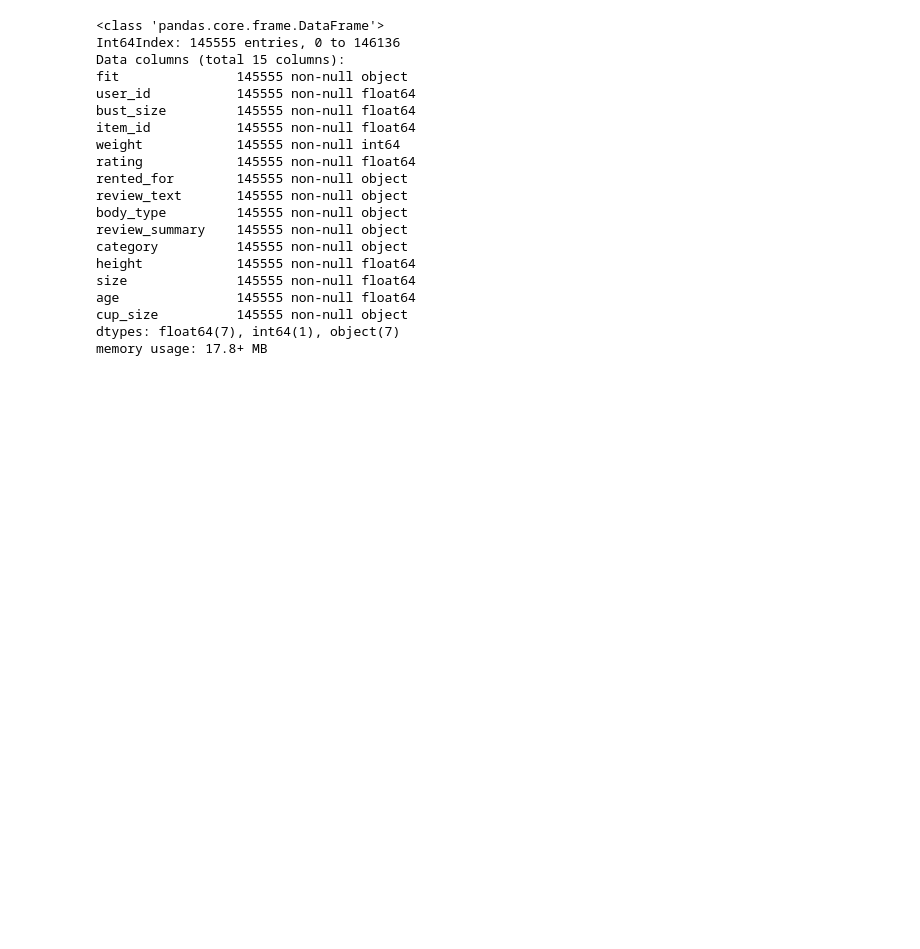
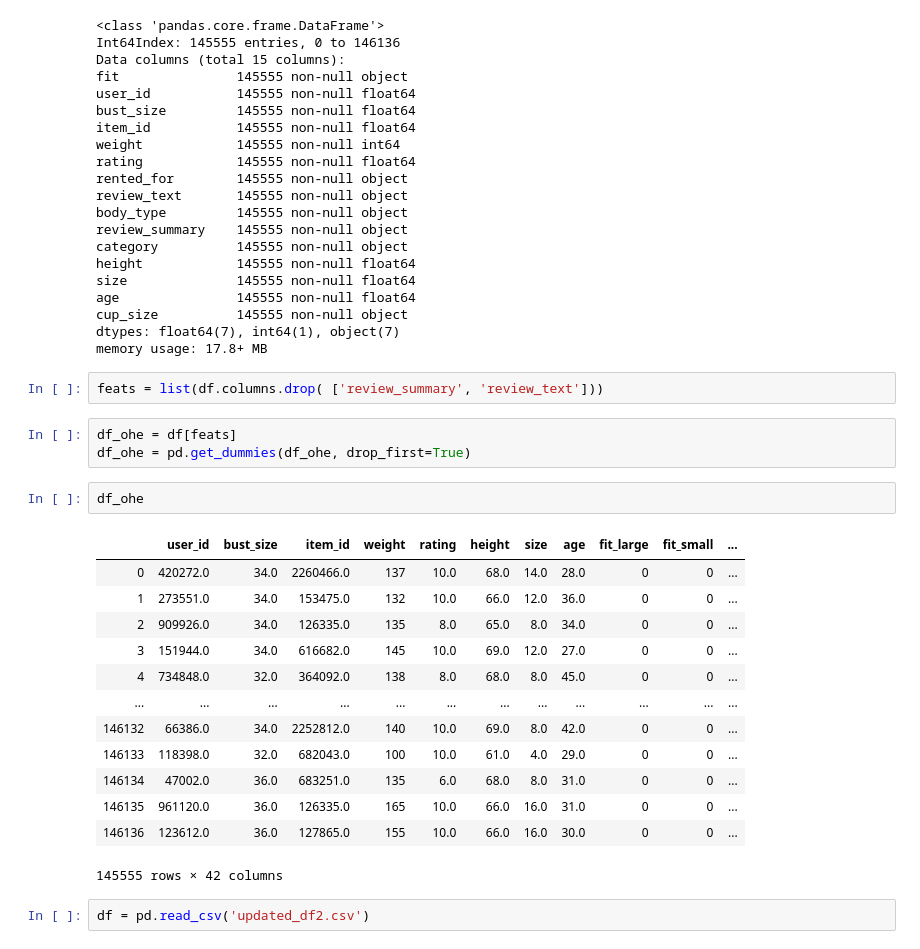
Before and after one commit to FatmaBenYedder/Recommend_The_Runway, a Jupyter notebook: New_Cleaning.ipynb, the cells around one changed output. Saved outputs shown, nothing was run; the diff lists cells and outputs as text; blank space fills up the shorter version.

```diff
--- a/New_Cleaning.ipynb
+++ b/New_Cleaning.ipynb
@@ -257,3 +245,26 @@ age               145555 non-null float64
 cup_size          145555 non-null object
 dtypes: float64(7), int64(1), object(7)
 memory usage: 17.8+ MB
+# %%
+feats = list(df.columns.drop( ['review_summary', 'review_text']))
+# %%
+df_ohe = df[feats]
+df_ohe = pd.get_dummies(df_ohe, drop_first=True)
+# %%
+df_ohe
+# %% [output]
+|  | user_id | bust_size | item_id | weight | rating | height | size | age | fit_large | fit_small | ... |
+| 0 | 420272.0 | 34.0 | 2260466.0 | 137 | 10.0 | 68.0 | 14.0 | 28.0 | 0 | 0 | ... |
+| 1 | 273551.0 | 34.0 | 153475.0 | 132 | 10.0 | 66.0 | 12.0 | 36.0 | 0 | 0 | ... |
+| 2 | 909926.0 | 34.0 | 126335.0 | 135 | 8.0 | 65.0 | 8.0 | 34.0 | 0 | 0 | ... |
+| 3 | 151944.0 | 34.0 | 616682.0 | 145 | 10.0 | 69.0 | 12.0 | 27.0 | 0 | 0 | ... |
+| 4 | 734848.0 | 32.0 | 364092.0 | 138 | 8.0 | 68.0 | 8.0 | 45.0 | 0 | 0 | ... |
+| ... | ... | ... | ... | ... | ... | ... | ... | ... | ... | ... | ... |
+| 146132 | 66386.0 | 34.0 | 2252812.0 | 140 | 10.0 | 69.0 | 8.0 | 42.0 | 0 | 0 | ... |
+| 146133 | 118398.0 | 32.0 | 682043.0 | 100 | 10.0 | 61.0 | 4.0 | 29.0 | 0 | 0 | ... |
+| 146134 | 47002.0 | 36.0 | 683251.0 | 135 | 6.0 | 68.0 | 8.0 | 31.0 | 0 | 0 | ... |
+| 146135 | 961120.0 | 36.0 | 126335.0 | 165 | 10.0 | 66.0 | 16.0 | 31.0 | 0 | 0 | ... |
+| 146136 | 123612.0 | 36.0 | 127865.0 | 155 | 10.0 | 66.0 | 16.0 | 30.0 | 0 | 0 | ... |
+145555 rows × 42 columns
+# %%
+df = pd.read_csv('updated_df2.csv')
```
Also changed, not shown: parts of 37 cells of this notebook, 2 other files.
